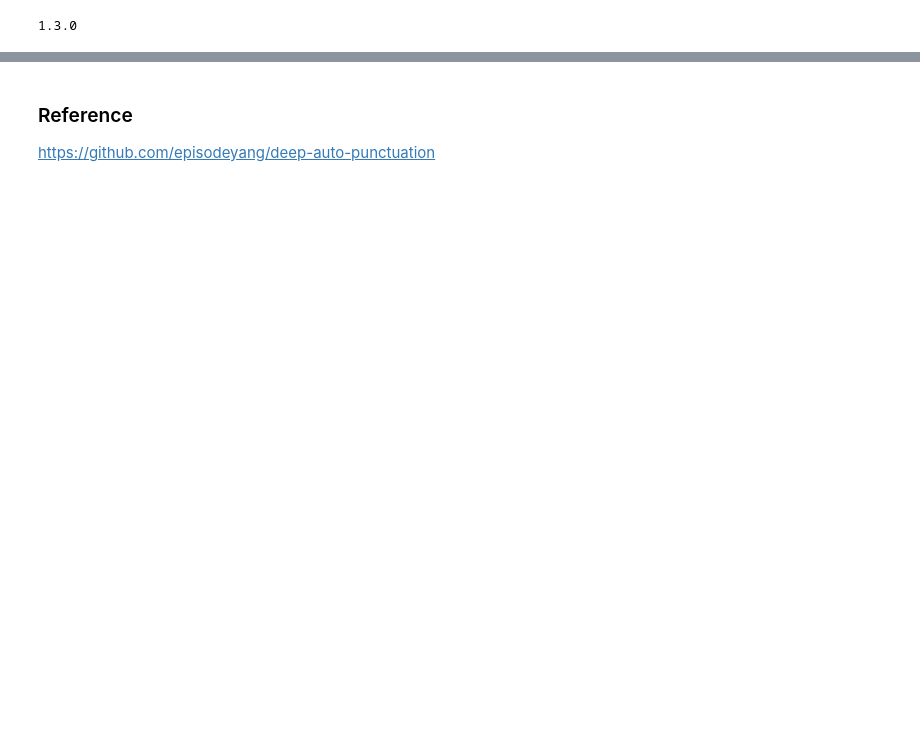
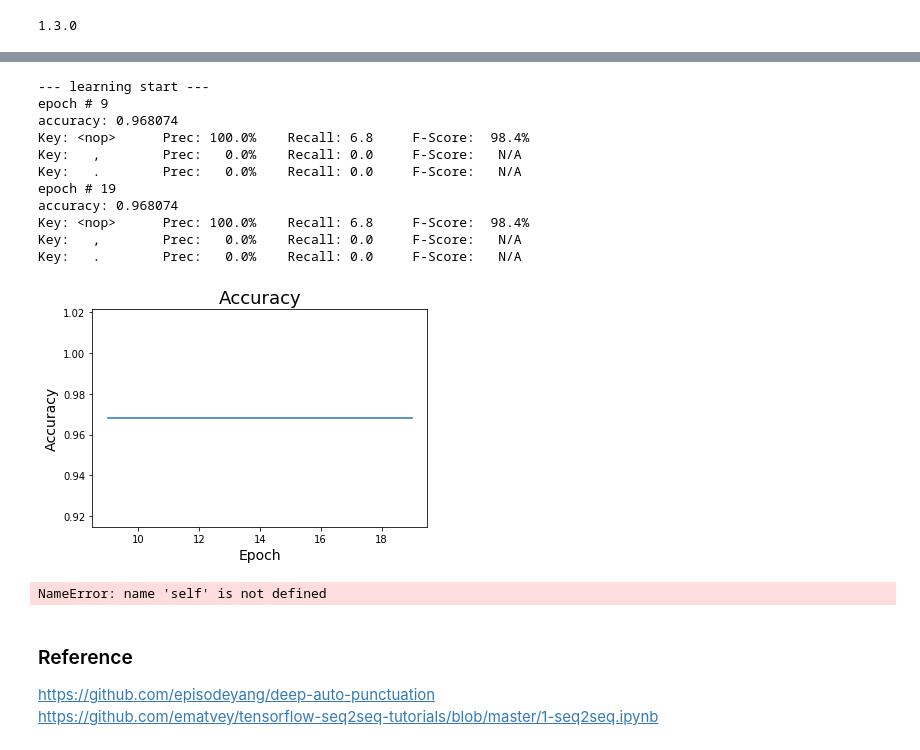
Before and after one commit to freeeebie/deeplearning_punctuation, a Jupyter notebook: dl_punctuation.ipynb, the cells around one changed output, grey strips where cells are left out. Cells and saved outputs as stored; diff of their text form; code cells hidden in the pictures; blank space fills up the shorter version.

```diff
--- a/dl_punctuation.ipynb
+++ b/dl_punctuation.ipynb
@@ -99,7 +100,11 @@ import data
 import utils
 import model
 
-input_chars, output_chars = data.make_dic(rawdata)
+print("=== start prediction of puncuation ===")
+rawdata = data.read_data("data/4BE00006.txt")
+
+dic_size = 100
+input_chars, output_chars = data.make_dic(rawdata, dic_size)
 
 text = rawdata
 
@@ -110,8 +115,4 @@ output_size = output_char2vec.size
 
 # make and run multi layer LSTM network
 hidden_size = 128
-
-rnn_config = model.ModelConfiguration(input_size, hidden_size, output_size, layers=2, bi=False)
-base = model.MultiLayerLSTM(rnn_config, char2vec, output_char2vec, text)
-base.run()
 # %% [output]
@@ -131,3 +163,71 @@ Key:   .        Prec:   0.0%    Recall: 0.0     F-Score:   N/A
+# %%
+import math, numpy as np, matplotlib.pyplot as plt
+
+sess = tf.Session()
+sess.run(tf.global_variables_initializer())
+accuracyset = []
+print("--- learning start ---")
+for epoch in range(20):
+    l, loss = sess.run([optimizer, cost], feed_dict={X:input_batch, Y:target_batch, Weight:weights, Seqlen:seq_lens})
+
+    if epoch%10 == 9:
+        print("epoch #", epoch)
+
+        valid_weights = model.make_weight_mat(valid_dataset.input_batch, valid_dataset.seq_lens)
+
+        result = sess.run(prediction, feed_dict={X: valid_dataset.input_batch, Y:valid_dataset.target_batch, Weight:valid_weights, Seqlen:valid_dataset.seq_lens})
+        sess.run(target, feed_dict={Y: valid_dataset.target_batch})
+        is_correct = tf.equal(prediction, target)
+
+        accuracy = tf.reduce_mean(tf.cast(is_correct, tf.float32))
+        accuracy_ret = sess.run(accuracy, feed_dict={X: valid_dataset.input_batch, Y:valid_dataset.target_batch, Weight:valid_weights, Seqlen:valid_dataset.seq_lens})
+        print("accuracy:", accuracy_ret)
+        accuracyset.append([epoch, accuracy_ret])
+        result_output_mat = []
+        target_output_mat = []
+        for index, sq in enumerate(result):
+            result_output, target_output = model.compare_sentence(output_char2vec, valid_dataset.target_batch[index], valid_dataset.input_source[index], sq, True if epoch == 999 else False)
+            result_output_mat.append(result_output)
+            target_output_mat.append(target_output)
+
+        utils.print_pc_matrix(result_output_mat, target_output_mat)
+print("--- learning end ---")
+
+plt.title('Accuracy', fontsize=18)
+plt.plot([k[0] for k in accuracyset], [k[1] for k in accuracyset])
+plt.ylabel('Accuracy', fontsize=14)
+plt.xlabel('Epoch', fontsize=14)
+plt.show()
+
+test_sentence = list("예를 들어, 이와 같은 경우 불법이 확실하다.")
+test_dataset, _ = model.make_sequences(test_sentence, char2vec, output_char2vec, seq_length, make_valid=False)
+weights = model.make_weight_mat(test_dataset.input_batch, test_dataset.seq_lens)
+
+# print(test_dataset.input_batch)
+# print(test_dataset.target_batch)
+
+result = sess.run(prediction, feed_dict={X: test_dataset.input_batch, Y: test_dataset.target_batch,
+                                                   Weight: weights, Seqlen: test_dataset.seq_lens})
+# print(result)
+
+for index, sq in enumerate(result):
+    result_output, target_output = model.compare_sentence(output_char2vec, test_dataset.target_batch[index],
+                                                         test_dataset.input_source[index], sq, printable=True)
+# %% [output]
+--- learning start ---
+epoch # 9
+accuracy: 0.968074
+Key: <nop>      Prec: 100.0%    Recall: 6.8     F-Score:  98.4%
+Key:   ,        Prec:   0.0%    Recall: 0.0     F-Score:   N/A
+Key:   .        Prec:   0.0%    Recall: 0.0     F-Score:   N/A
+epoch # 19
+accuracy: 0.968074
+Key: <nop>      Prec: 100.0%    Recall: 6.8     F-Score:  98.4%
+Key:   ,        Prec:   0.0%    Recall: 0.0     F-Score:   N/A
+Key:   .        Prec:   0.0%    Recall: 0.0     F-Score:   N/A
+[figure, added]
+NameError: name 'self' is not defined
 # %% [markdown]
 ### Reference
 https://github.com/episodeyang/deep-auto-punctuation
+https://github.com/ematvey/tensorflow-seq2seq-tutorials/blob/master/1-seq2seq.ipynb
```
Also changed, not shown: parts of 9 cells of this notebook, 3 other files.
